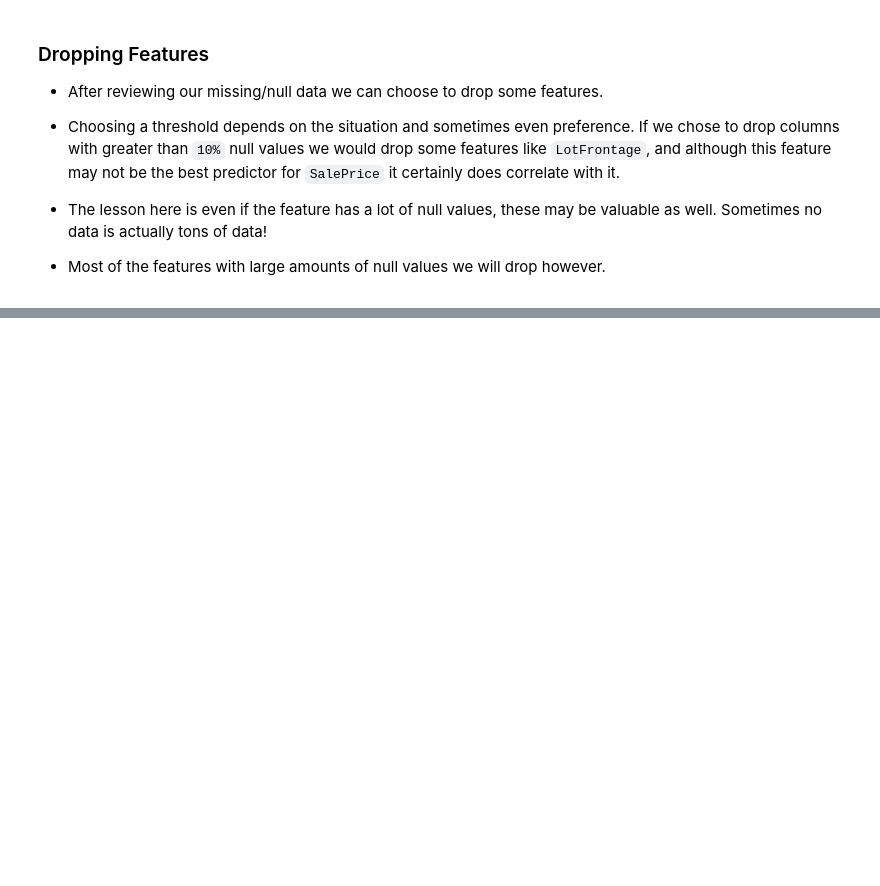
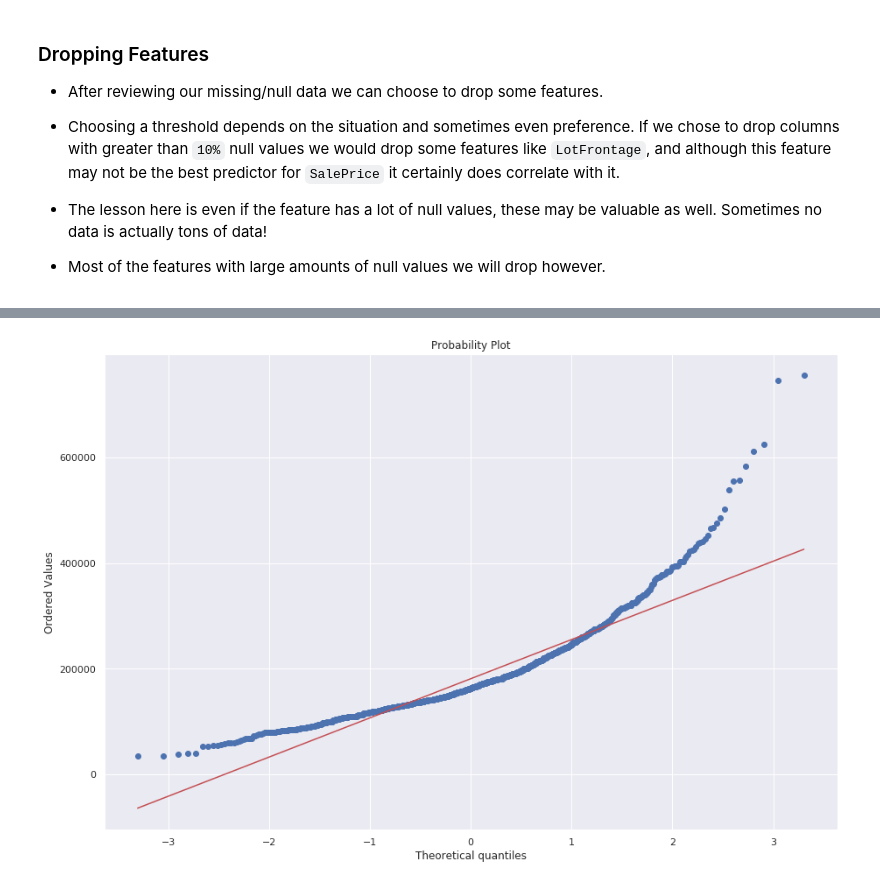
Before and after one commit to kristopher-smith/Viz-Final-Project, a Jupyter notebook: Predicting-Housing-Price.ipynb, the cells around one changed output, grey strips where cells are left out. Cells and saved outputs as stored; diff of their text form; code cells hidden in the pictures; blank space fills up the shorter version.

```diff
--- a/Predicting-Housing-Price.ipynb
+++ b/Predicting-Housing-Price.ipynb
@@ -640,3 +435,0 @@ Tastes like skewness... *Avada kedavra!*
-# %%
-#data transformation
-df_train['GrLivArea'] = np.log(df_train['GrLivArea'])
@@ -726,0 +491,6 @@ I’m building an interactive, 5 weeks cohort-based course for people who want t
+# %%
+fig = plt.figure()
+res = stats.probplot(df_train['SalePrice'],
+                     plot=plt)
+# %% [output]
+[figure, added]
```
Also changed, not shown: parts of 70 cells of this notebook.
